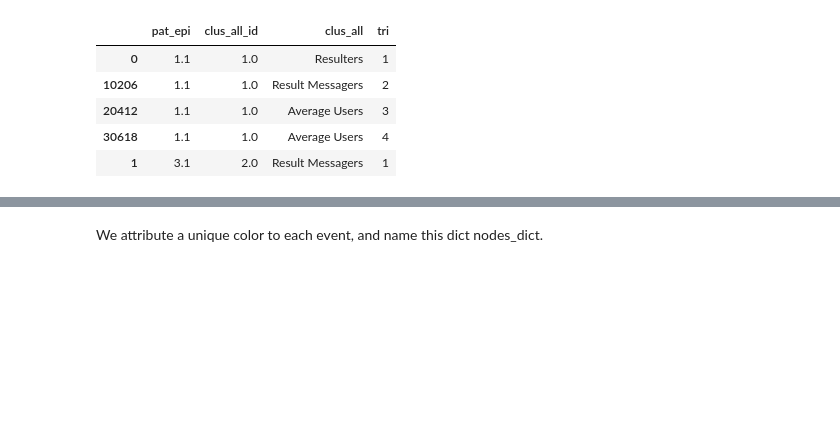
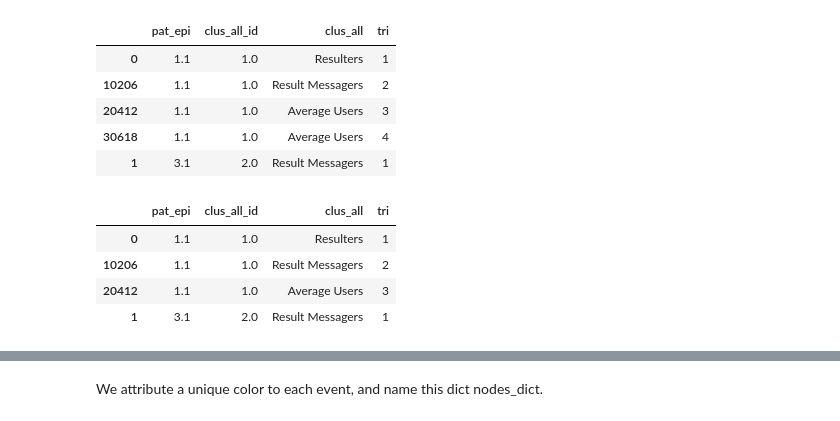
Before and after one commit to evmorg/logfile_sankey, a Jupyter notebook: logpreg_sankey.ipynb, the cells around one changed output, grey strips where cells are left out. Drawn from its saved outputs; the diff is of its cells as text; code cells hidden in the pictures; blank space fills up the shorter version.

```diff
--- a/logpreg_sankey.ipynb
+++ b/logpreg_sankey.ipynb
@@ -45,6 +45,15 @@ all.head()
 | 20412 | 1.1 | 1.0 | Average Users | 3 |
 | 30618 | 1.1 | 1.0 | Average Users | 4 |
 | 1 | 3.1 | 2.0 | Result Messagers | 1 |
+# %%
+all=all[all.tri!=4]
+all.head(4)
+# %% [output]
+|  | pat_epi | clus_all_id | clus_all | tri |
+| 0 | 1.1 | 1.0 | Resulters | 1 |
+| 10206 | 1.1 | 1.0 | Result Messagers | 2 |
+| 20412 | 1.1 | 1.0 | Average Users | 3 |
+| 1 | 3.1 | 2.0 | Result Messagers | 1 |
 # %%
 # # b) Define a ranking function based on tri, using the method = 'first' param to ensure no clusters have the same rank
 
```
Also changed, not shown: parts of 15 cells of this notebook.
